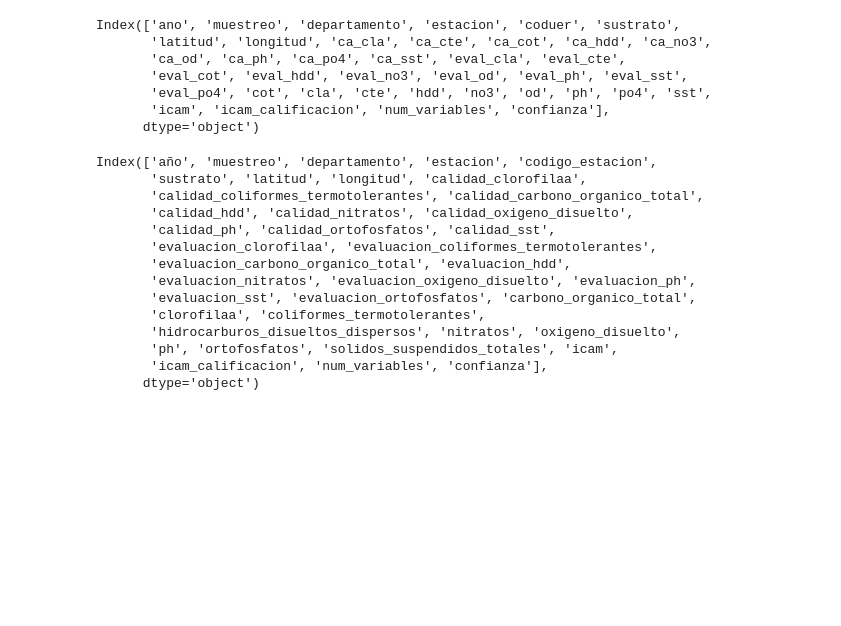
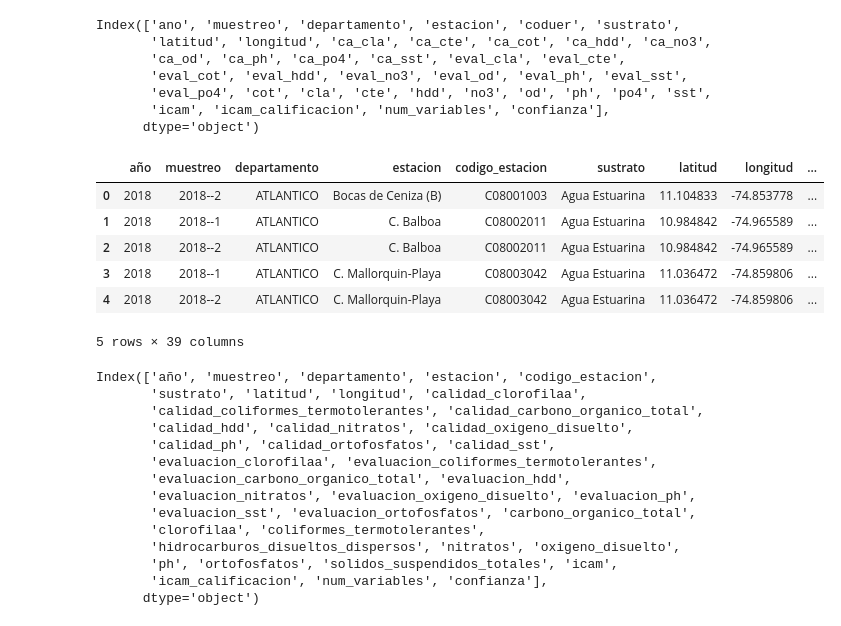
Before and after one commit to catago16/proyectoICAM, a Jupyter notebook: limpieza.ipynb, the cells around one changed output. Drawn from its saved outputs; the diff is of its cells as text; code cells hidden in the pictures; blank space fills up the shorter version.

```diff
--- a/limpieza.ipynb
+++ b/limpieza.ipynb
@@ -77,6 +77,16 @@ icam.rename(columns={
     'sst':'solidos_suspendidos_totales',
     }
                                  , inplace = True)
+# %%
+icam.head()
+# %% [output]
+|  | año | muestreo | departamento | estacion | codigo_estacion | sustrato | latitud | longitud | ... |
+| 0 | 2018 | 2018--2 | ATLANTICO | Bocas de Ceniza (B) | C08001003 | Agua Estuarina | 11.104833 | -74.853778 | ... |
+| 1 | 2018 | 2018--1 | ATLANTICO | C. Balboa | C08002011 | Agua Estuarina | 10.984842 | -74.965589 | ... |
+| 2 | 2018 | 2018--2 | ATLANTICO | C. Balboa | C08002011 | Agua Estuarina | 10.984842 | -74.965589 | ... |
+| 3 | 2018 | 2018--1 | ATLANTICO | C. Mallorquin-Playa | C08003042 | Agua Estuarina | 11.036472 | -74.859806 | ... |
+| 4 | 2018 | 2018--2 | ATLANTICO | C. Mallorquin-Playa | C08003042 | Agua Estuarina | 11.036472 | -74.859806 | ... |
+5 rows × 39 columns
 # %%
 ### Columnas renombradas
 icam.columns
```
Also changed, not shown: parts of 5 cells of this notebook, 1 other file.
